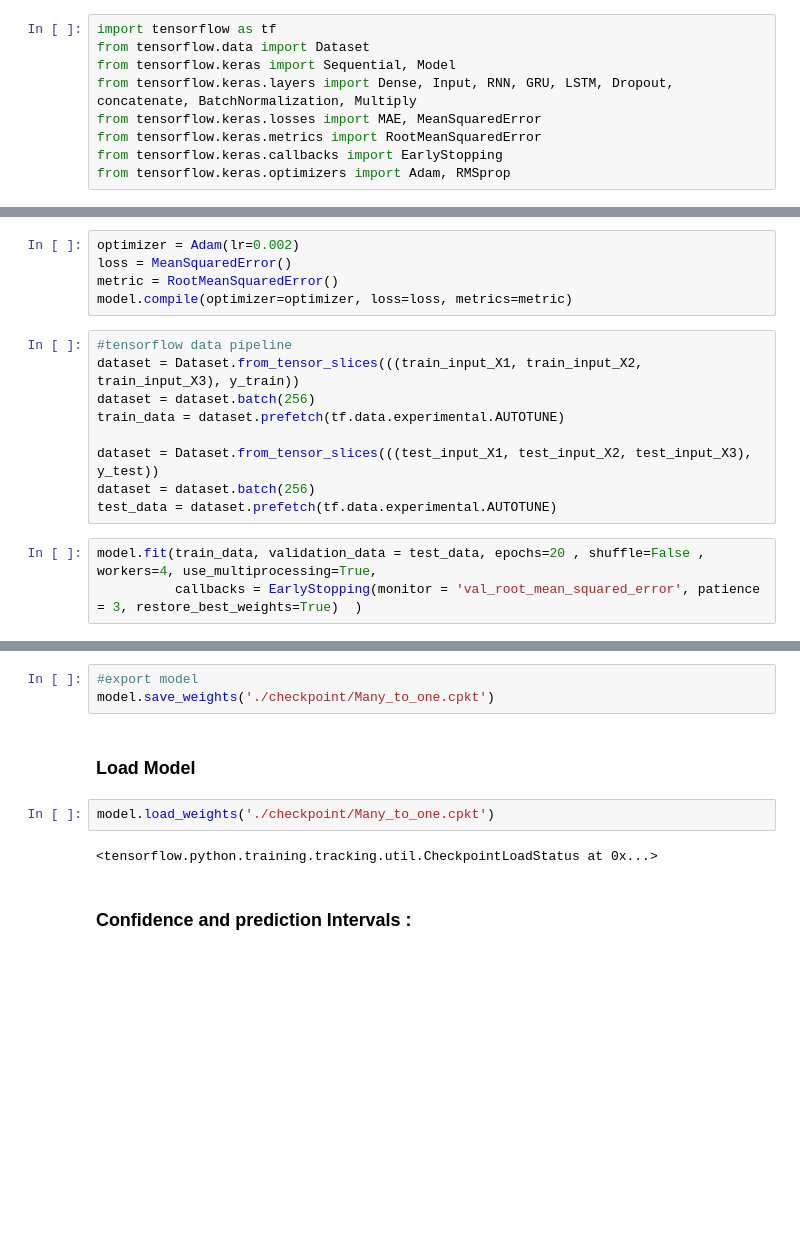
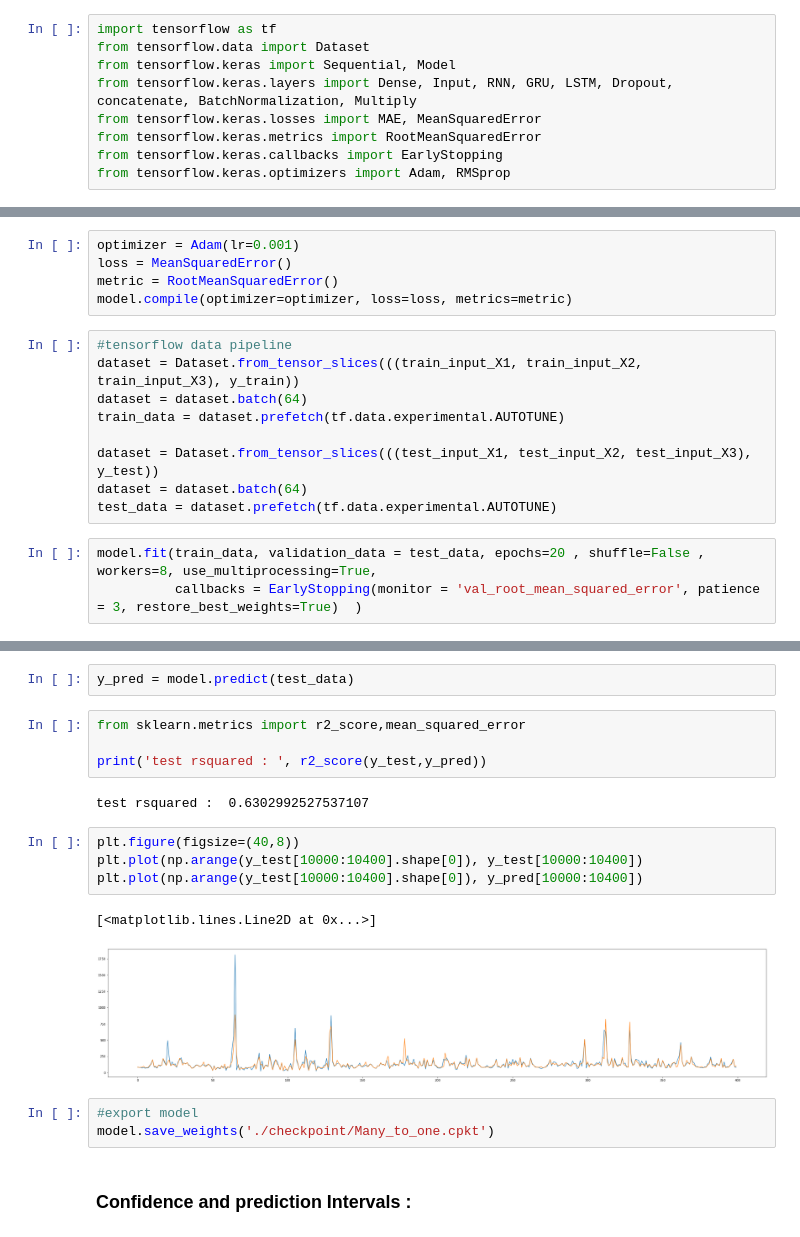
Before and after one commit to azizkastalli/transport_routing, a Jupyter notebook: timeTravelPrediction/timeTravel_prediction.ipynb, the cells around one changed output, grey strips where cells are left out. Cells and saved outputs as stored; diff of their text form; blank space fills up the shorter version.

```diff
--- a/timeTravelPrediction/timeTravel_prediction.ipynb
+++ b/timeTravelPrediction/timeTravel_prediction.ipynb
@@ -356,19 +283,19 @@ ________________________________________________________________________________
 # %%
-optimizer = Adam(lr=0.002)
+optimizer = Adam(lr=0.001)
 loss = MeanSquaredError()
 metric = RootMeanSquaredError()
 model.compile(optimizer=optimizer, loss=loss, metrics=metric)
 # %%
 #tensorflow data pipeline
 dataset = Dataset.from_tensor_slices(((train_input_X1, train_input_X2, train_input_X3), y_train))
-dataset = dataset.batch(256)
+dataset = dataset.batch(64)
 train_data = dataset.prefetch(tf.data.experimental.AUTOTUNE)
 
 dataset = Dataset.from_tensor_slices(((test_input_X1, test_input_X2, test_input_X3), y_test))
-dataset = dataset.batch(256)
+dataset = dataset.batch(64)
 test_data = dataset.prefetch(tf.data.experimental.AUTOTUNE)
 # %%
-model.fit(train_data, validation_data = test_data, epochs=20 , shuffle=False , workers=4, use_multiprocessing=True,
+model.fit(train_data, validation_data = test_data, epochs=20 , shuffle=False , workers=8, use_multiprocessing=True,
           callbacks = EarlyStopping(monitor = 'val_root_mean_squared_error', patience = 3, restore_best_weights=True)  )
 # %% [output]
 Epoch 1/20
@@ -394,11 +325,20 @@ print('test loss : {:.2f}    test rmse : {:.2f} '.format(loss, rmse))
+# %%
+y_pred = model.predict(test_data)
+# %%
+from sklearn.metrics import r2_score,mean_squared_error
+
+print('test rsquared : ', r2_score(y_test,y_pred))
+# %% [output]
+test rsquared :  0.6302992527537107
+# %%
+plt.figure(figsize=(40,8))
+plt.plot(np.arange(y_test[10000:10400].shape[0]), y_test[10000:10400])
+plt.plot(np.arange(y_test[10000:10400].shape[0]), y_pred[10000:10400])
+# %% [output]
+[<matplotlib.lines.Line2D at 0x...>]
+[figure, added]
 # %%
 #export model
 model.save_weights('./checkpoint/Many_to_one.cpkt')
-# %% [markdown]
-### Load Model
-# %%
-model.load_weights('./checkpoint/Many_to_one.cpkt')
-# %% [output]
-<tensorflow.python.training.tracking.util.CheckpointLoadStatus at 0x...>
 # %% [markdown]
 ### Confidence and prediction Intervals :
```
Also changed, not shown: parts of 26 cells of this notebook.
